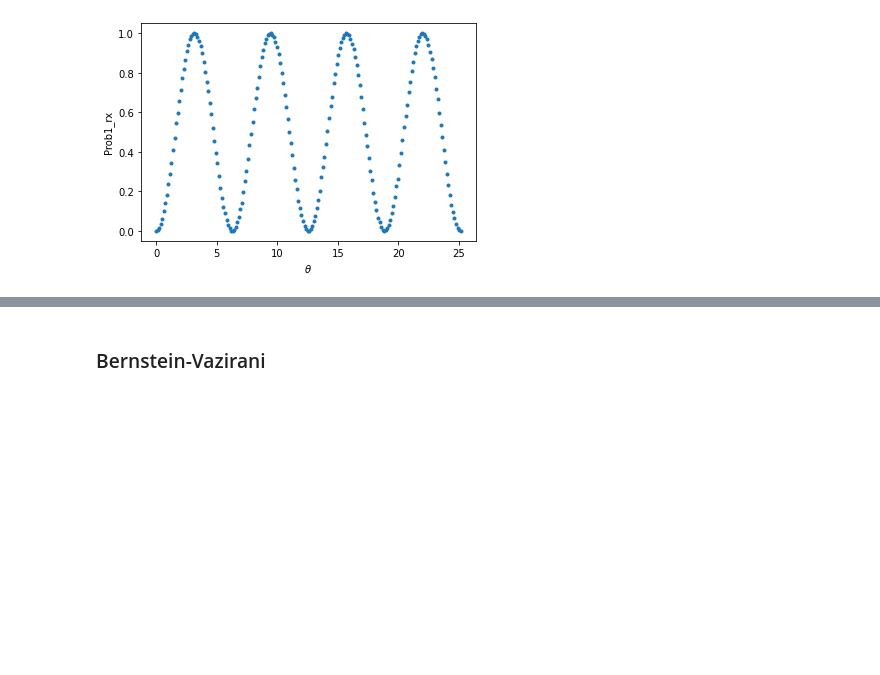
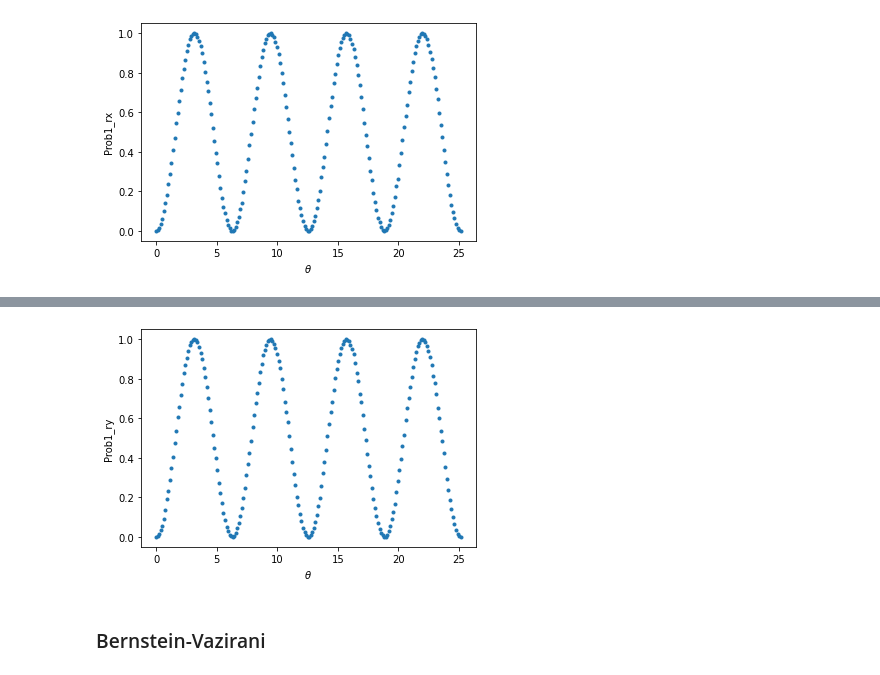
Before and after one commit to IBM-Quantum-Technical-Enablement/yonsei-2022, a Jupyter notebook: Day-1/Basic-circuit-construction.ipynb, the cells around one changed output, grey strips where cells are left out. Cells and saved outputs as stored; diff of their text form; code cells hidden in the pictures; blank space fills up the shorter version.

```diff
--- a/Day-1/Basic-circuit-construction.ipynb
+++ b/Day-1/Basic-circuit-construction.ipynb
@@ -408,3 +424,19 @@ ax.set_ylabel('Prob1_rx');
+# %%
+qc_all_trans = transpile(qc_all, backend)
+counts_all = backend.run(qc_all_trans, shots=shots).result().get_counts()
+
+for counts in counts_all:
+    if '1' in counts:
+        prob1_ry.append(counts['1']/shots)
+    else:
+        prob1_ry.append(1 - counts['0']/shots)
+
+fig, ax = plt.subplots(figsize=(6, 4))
+ax.plot(angles, prob1_ry, '.')
+ax.set_xlabel('$\\theta$')
+ax.set_ylabel('Prob1_ry');
+# %% [output]
+[figure, added]
 # %% [markdown]
 ### Bernstein-Vazirani
 # %% [markdown]
```
Also changed, not shown: parts of 27 cells of this notebook, 3 other files.
